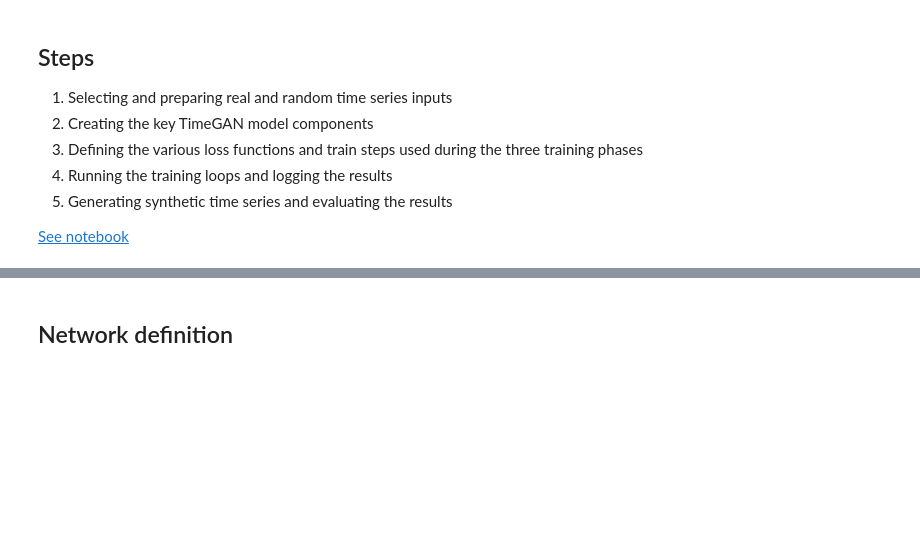
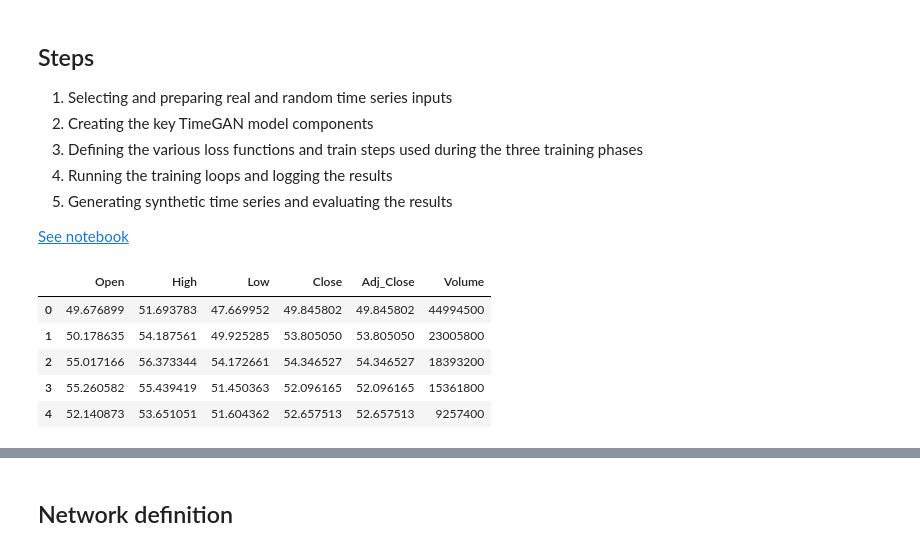
Before and after one commit to philbeliveau/GAN, a Jupyter notebook: TimeGAN/Time_GAN_Version2.ipynb, the cells around one changed output, grey strips where cells are left out. Saved outputs shown, nothing was run; the diff lists cells and outputs as text; code cells hidden in the pictures; blank space fills up the shorter version.

```diff
--- a/TimeGAN/Time_GAN_Version2.ipynb
+++ b/TimeGAN/Time_GAN_Version2.ipynb
@@ -163,17 +163,19 @@ that involves the simple addition of a supervised loss to guide adversarial lear
 # %%
 # Import this apple stock price dataset and filter from 2015 to 2021
 # use this path: /Users/philippebeliveau/Desktop/Notebook_Jupyter_R/Synthetic_Data/Dataset/AAPL.csv
 import pandas as pd
 from data_loading import real_data_loading
 import numpy as np
 
 
 pd.set_option('display.max_columns', None)
 df = pd.read_csv('/Users/philippebeliveau/Desktop/Notebook/GAN/Dataset/stock_data.csv')
-df['Date'] = pd.to_datetime(df['Date'])
-df = df[(df['Date'] >= '2015-01-01') & (df['Date'] <= '2021-01-01')]
 df.head()
-
-# Only keep the columns 'Date' and 'Close'
-df = df[['Date', 'Close']]
+# %% [output]
+|  | Open | High | Low | Close | Adj_Close | Volume |
+| 0 | 49.676899 | 51.693783 | 47.669952 | 49.845802 | 49.845802 | 44994500 |
+| 1 | 50.178635 | 54.187561 | 49.925285 | 53.805050 | 53.805050 | 23005800 |
+| 2 | 55.017166 | 56.373344 | 54.172661 | 54.346527 | 54.346527 | 18393200 |
+| 3 | 55.260582 | 55.439419 | 51.450363 | 52.096165 | 52.096165 | 15361800 |
+| 4 | 52.140873 | 53.651051 | 51.604362 | 52.657513 | 52.657513 | 9257400 |
 # %%
```
Also changed, not shown: parts of 33 cells of this notebook, 18 other files.
